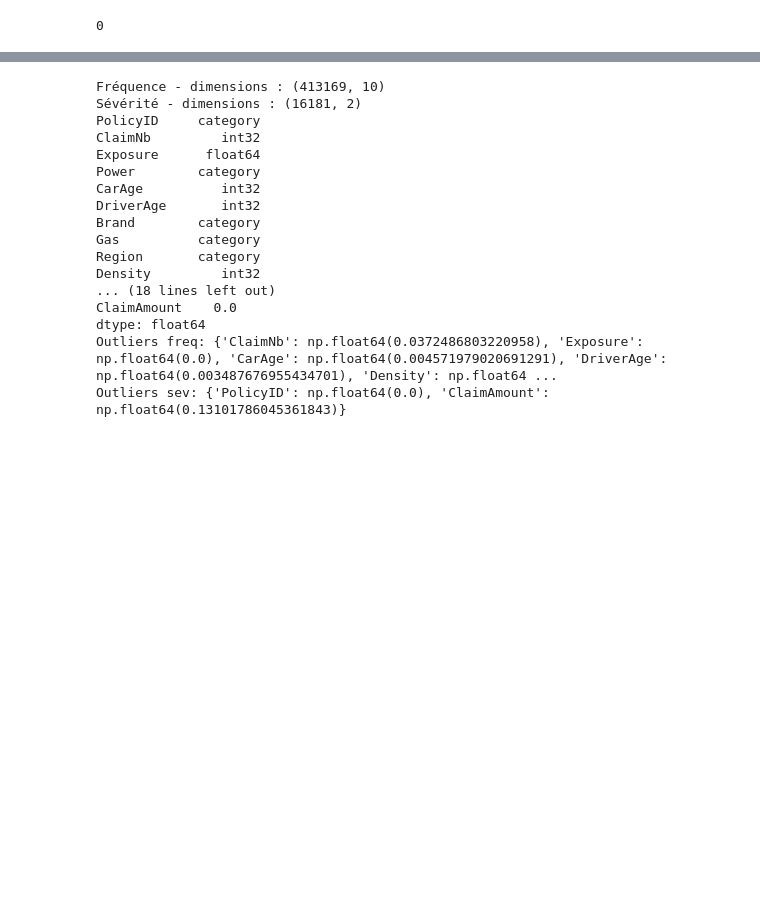
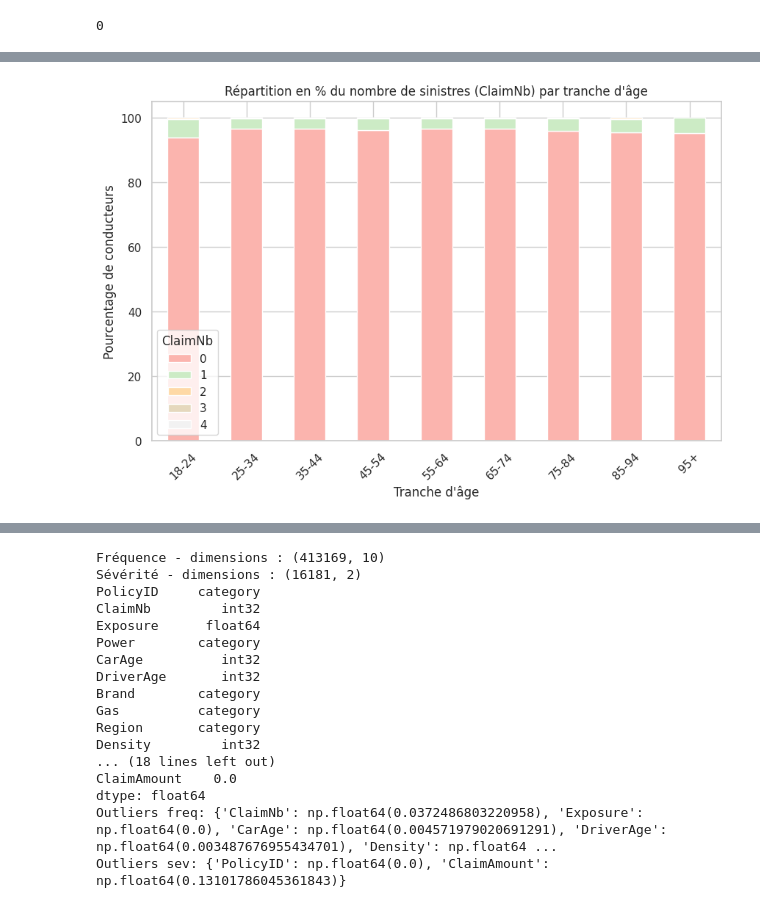
Before and after one commit to fadiblm/Projet-assurance-non-vie, a Jupyter notebook: visualisation.ipynb, the cells around one changed output, grey strips where cells are left out. Saved outputs shown, nothing was run; the diff lists cells and outputs as text; code cells hidden in the pictures; blank space fills up the shorter version.

```diff
--- a/visualisation.ipynb
+++ b/visualisation.ipynb
@@ -591,0 +568,16 @@ Tableau croisé : Nombre total de sinistres par tranche d'âge
+# %%
+tableau_claim_percent.plot(
+    kind='bar',
+    stacked=True,
+    figsize=(10,6),
+    cmap='Pastel1'
+)
+
+plt.xlabel("Tranche d'âge")
+plt.ylabel("Pourcentage de conducteurs")
+plt.title("Répartition en % du nombre de sinistres (ClaimNb) par tranche d'âge")
+plt.xticks(rotation=45)
+plt.legend(title='ClaimNb')
+plt.show()
+# %% [output]
+[figure, added]
```
Also changed, not shown: parts of 19 cells of this notebook, 1 other file.
